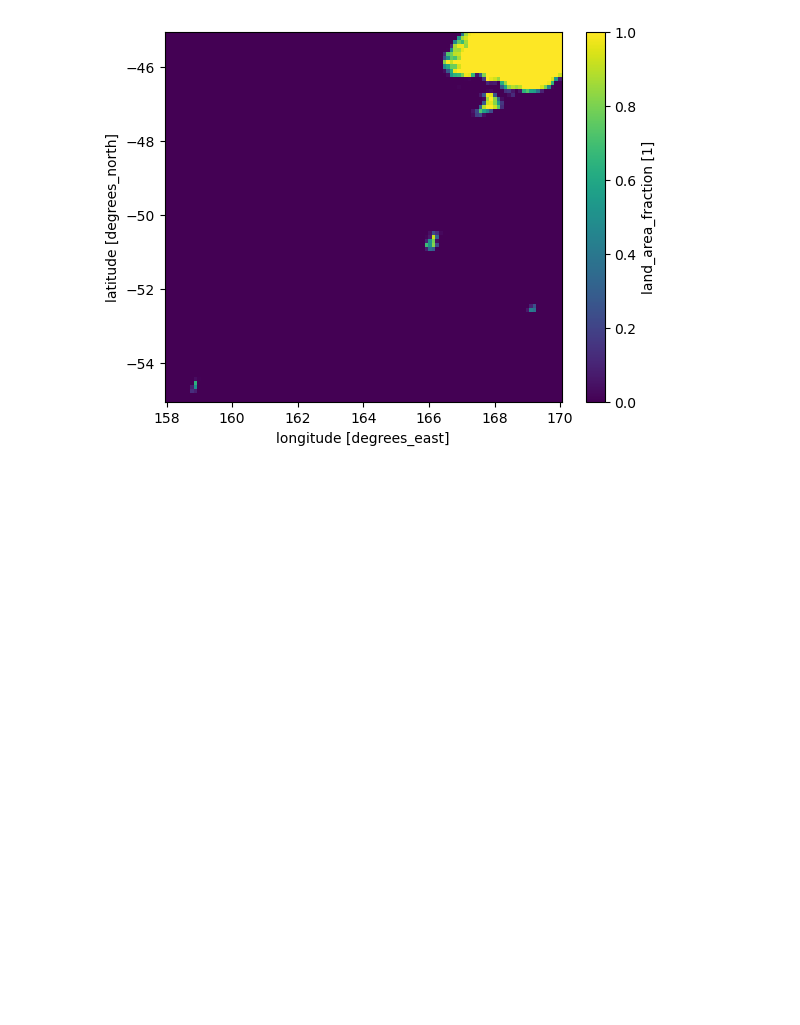
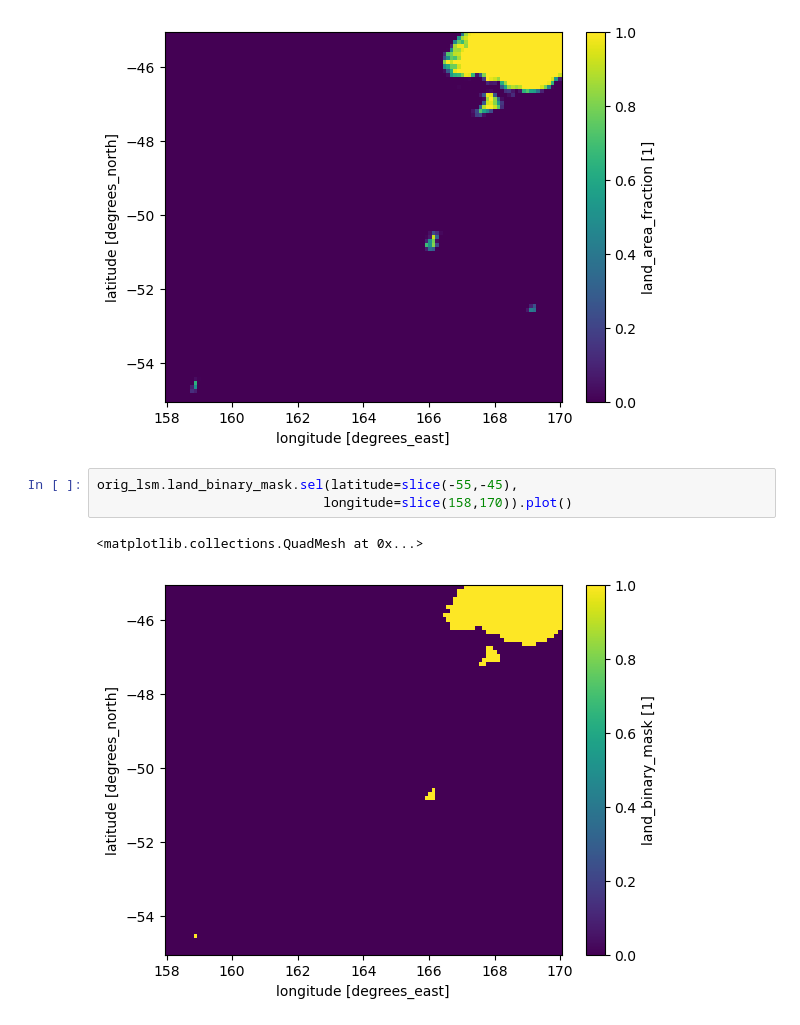
Before and after one commit to 21centuryweather/UM_configuration_tools, a Jupyter notebook: Check_BARRAr2_ancillaries.ipynb, the cells around one changed output. Cells and saved outputs as stored; diff of their text form; blank space fills up the shorter version.

Commit message:
UPDATE : Added BARRA land binary mask plot for southern tasman ocean

```diff
--- a/Check_BARRAr2_ancillaries.ipynb
+++ b/Check_BARRAr2_ancillaries.ipynb
@@ -385,3 +385,9 @@ orig_lsm.land_area_fraction.sel(latitude=slice(-55,-45),
 # %% [output]
 <matplotlib.collections.QuadMesh at 0x...>
 [figure]
+# %%
+orig_lsm.land_binary_mask.sel(latitude=slice(-55,-45),
+                             longitude=slice(158,170)).plot()
+# %% [output]
+<matplotlib.collections.QuadMesh at 0x...>
+[figure, added]
```
